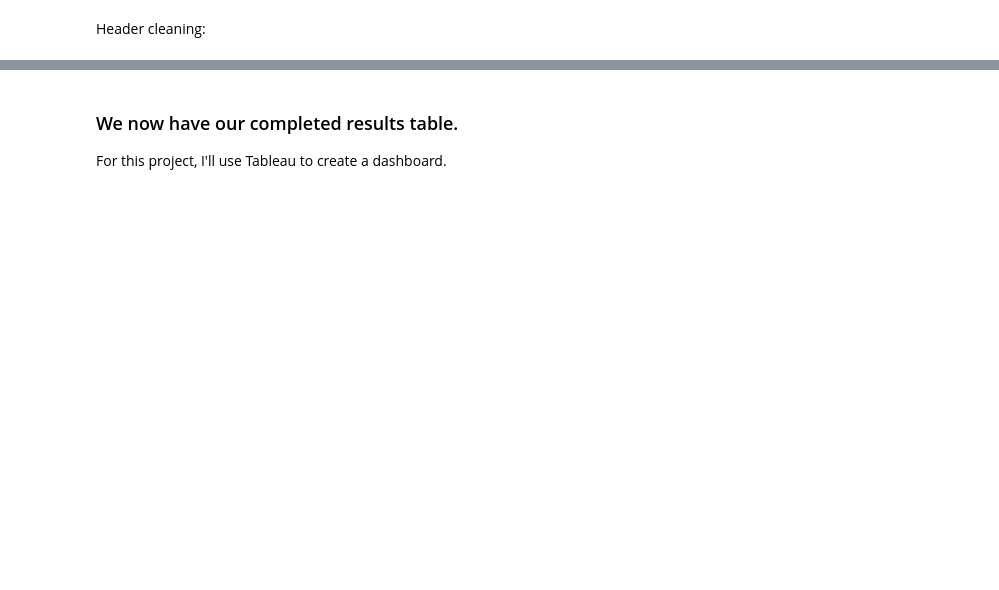
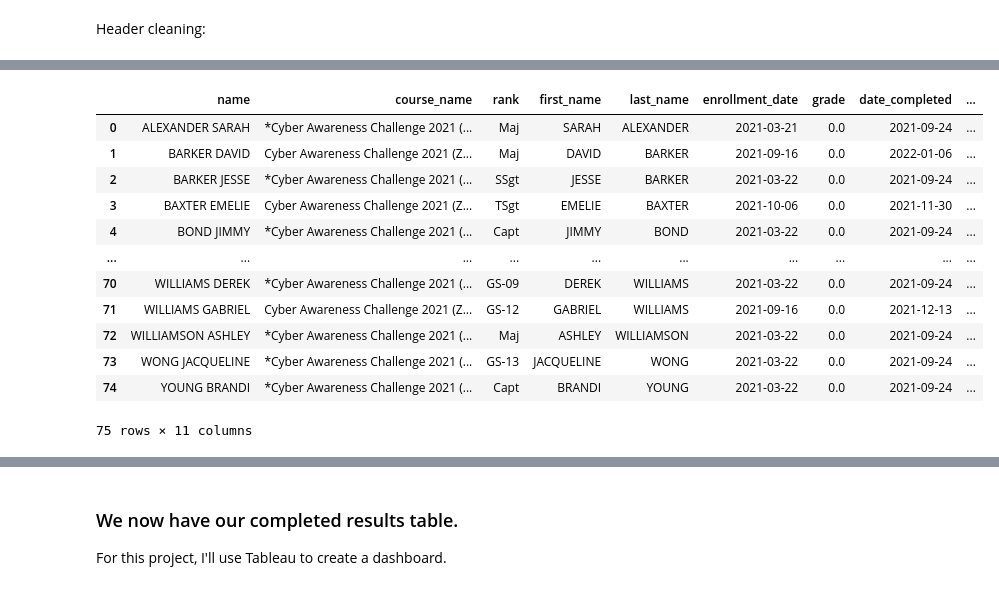
Before and after one commit to antonyebrown/Training_Status, a Jupyter notebook: Unit_Training_Status.ipynb, the cells around one changed output, grey strips where cells are left out. Drawn from its saved outputs; the diff is of its cells as text; code cells hidden in the pictures; blank space fills up the shorter version.

Commit message:
Updated code and dashboard completion status code

```diff
--- a/Unit_Training_Status.ipynb
+++ b/Unit_Training_Status.ipynb
@@ -201,0 +187,3 @@ memory usage: 456.7+ KB
+# %%
+today = datetime.now()
+print(today)
@@ -201,0 +215,28 @@ memory usage: 456.7+ KB
+# %%
+cyber_df['days_overdue'] = today - cyber_df['due_date_1_yr']
+
+cyber_df['days_overdue'] = round(cyber_df['days_overdue'] / pd.Timedelta(1, unit='d'))
+
+cyber_df.loc[cyber_df['days_overdue'] < 0,'days_overdue'] = 0
+
+cyber_df.rename(columns={'due_date_1_yr':'date_due'}, inplace=True)
+
+cyber_df.replace({np.nan: 0}, inplace = True)
+
+cyber_df['completion_status'] = np.where( ( (cyber_df['enrollment_date'] == 0) | (cyber_df['days_overdue'] > 0)), "No", "Yes")
+
+cyber_df
+# %% [output]
+|  | name | course_name | rank | first_name | last_name | enrollment_date | grade | date_completed | ... |
+| 0 | ALEXANDER SARAH | *Cyber Awareness Challenge 2021 (... | Maj | SARAH | ALEXANDER | 2021-03-21 | 0.0 | 2021-09-24 | ... |
+| 1 | BARKER DAVID | Cyber Awareness Challenge 2021 (Z... | Maj | DAVID | BARKER | 2021-09-16 | 0.0 | 2022-01-06 | ... |
+| 2 | BARKER JESSE | *Cyber Awareness Challenge 2021 (... | SSgt | JESSE | BARKER | 2021-03-22 | 0.0 | 2021-09-24 | ... |
+| 3 | BAXTER EMELIE | Cyber Awareness Challenge 2021 (Z... | TSgt | EMELIE | BAXTER | 2021-10-06 | 0.0 | 2021-11-30 | ... |
+| 4 | BOND JIMMY | *Cyber Awareness Challenge 2021 (... | Capt | JIMMY | BOND | 2021-03-22 | 0.0 | 2021-09-24 | ... |
+| ... | ... | ... | ... | ... | ... | ... | ... | ... | ... |
+| 70 | WILLIAMS DEREK | *Cyber Awareness Challenge 2021 (... | GS-09 | DEREK | WILLIAMS | 2021-03-22 | 0.0 | 2021-09-24 | ... |
+| 71 | WILLIAMS GABRIEL | Cyber Awareness Challenge 2021 (Z... | GS-12 | GABRIEL | WILLIAMS | 2021-09-16 | 0.0 | 2021-12-13 | ... |
+| 72 | WILLIAMSON ASHLEY | *Cyber Awareness Challenge 2021 (... | Maj | ASHLEY | WILLIAMSON | 2021-03-22 | 0.0 | 2021-09-24 | ... |
+| 73 | WONG JACQUELINE | *Cyber Awareness Challenge 2021 (... | GS-13 | JACQUELINE | WONG | 2021-03-22 | 0.0 | 2021-09-24 | ... |
+| 74 | YOUNG BRANDI | *Cyber Awareness Challenge 2021 (... | Capt | BRANDI | YOUNG | 2021-03-22 | 0.0 | 2021-09-24 | ... |
+75 rows × 11 columns
```
Also changed, not shown: parts of 40 cells of this notebook, 14 other files.
